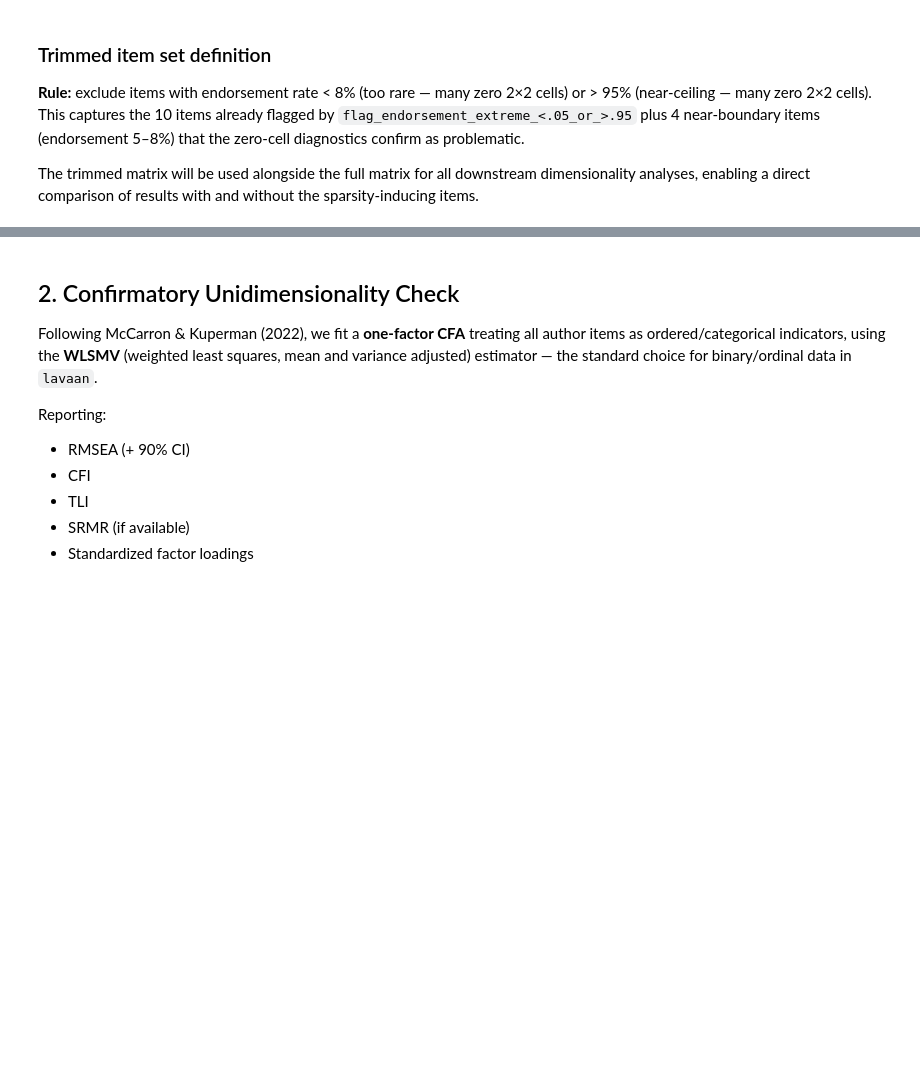
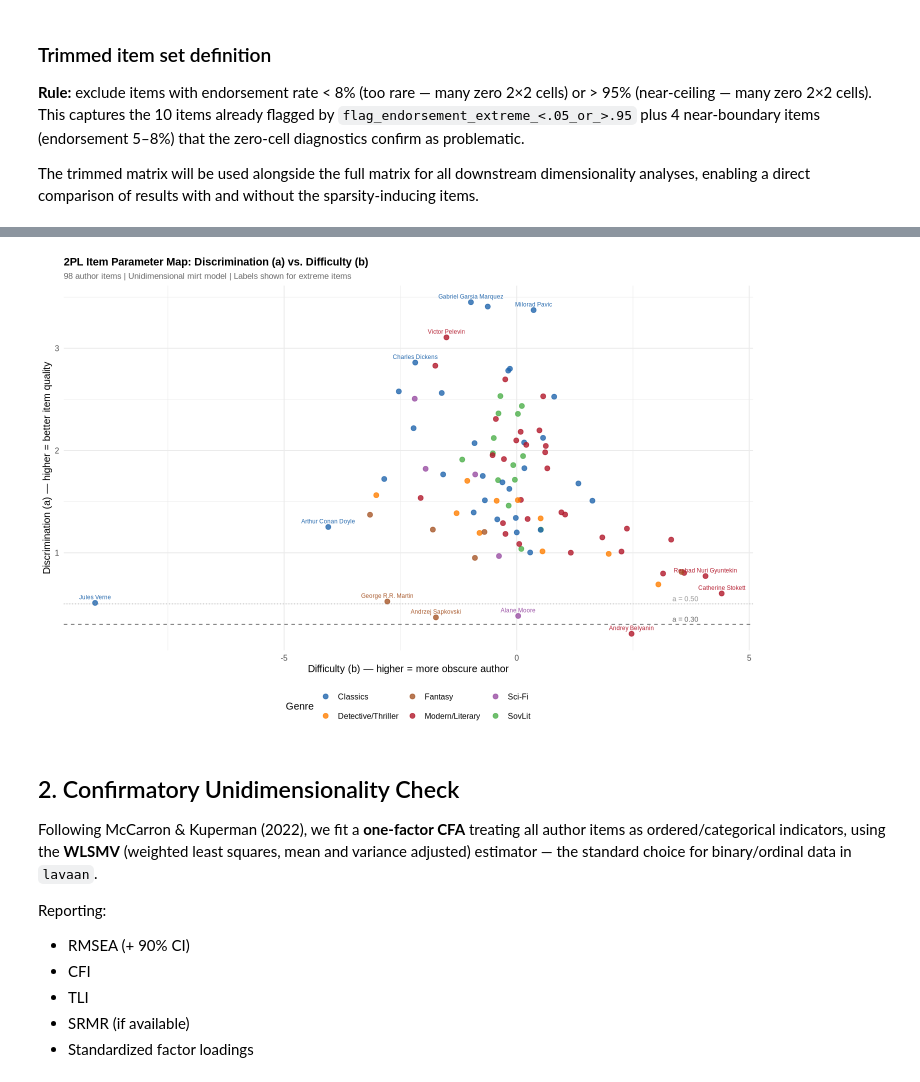
Before and after one commit to BakhturinaPolina/russian-author-recognition-test, a Jupyter notebook: scripts/dimensionality_analysis/05_dimensionality_unidimensionality_check.ipynb, the cells around one changed output, grey strips where cells are left out. Saved outputs shown, nothing was run; the diff lists cells and outputs as text; code cells hidden in the pictures; blank space fills up the shorter version.

```diff
--- a/scripts/dimensionality_analysis/05_dimensionality_unidimensionality_check.ipynb
+++ b/scripts/dimensionality_analysis/05_dimensionality_unidimensionality_check.ipynb
@@ -651,0 +975,86 @@ if (!is.null(m2_fit)) {
+# %%
+options(repr.plot.width = 12, repr.plot.height = 8)
+
+ifa_df <- data.frame(
+  item = rownames(item_pars_df),
+  a    = item_pars_df$a,
+  b    = item_pars_df$b,
+  stringsAsFactors = FALSE
+)
+ifa_df$item <- item_pars_df$item
+ifa_df <- merge(ifa_df,
+                item_key[, c("matrix_item_id", "item_label", "genre", "selection_rate_pct")],
+                by.x = "item", by.y = "matrix_item_id", all.x = TRUE)
+
+genre_colors <- c(
+  "Classics"           = "#2166AC",
+  "Modern/Literary"    = "#B2182B",
+  "SovLit"             = "#4DAF4A",
+  "Detective/Thriller" = "#FF7F00",
+  "Sci-Fi"             = "#984EA3",
+  "Fantasy"            = "#A65628"
+)
+
+label_subset <- subset(ifa_df, a < 0.55 | a > 2.8 | abs(b) > 4)
+
+use_repel <- requireNamespace("ggrepel", quietly = TRUE)
+
+p <- ggplot(ifa_df, aes(x = b, y = a, color = genre)) +
+  geom_point(size = 2.5, alpha = 0.8) +
+  geom_hline(yintercept = 0.30, linetype = "dashed", color = "grey40", linewidth = 0.5) +
+  geom_hline(yintercept = 0.50, linetype = "dotted", color = "grey60", linewidth = 0.4) +
+  scale_color_manual(values = genre_colors) +
+  annotate("text", x = max(ifa_df$b) - 0.5, y = 0.35,
+           label = "a = 0.30", size = 3, color = "grey40", hjust = 1) +
+  annotate("text", x = max(ifa_df$b) - 0.5, y = 0.55,
+           label = "a = 0.50", size = 3, color = "grey60", hjust = 1) +
+  labs(
+    title = "2PL Item Parameter Map: Discrimination (a) vs. Difficulty (b)",
+    subtitle = "98 author items | Unidimensional mirt model | Labels shown for extreme items",
+    x = "Difficulty (b) — higher = more obscure author",
+    y = "Discrimination (a) — higher = better item quality",
+    color = "Genre"
+  ) +
+  theme_minimal(base_size = 12) +
+  theme(
+    legend.position = "bottom",
+    plot.title = element_text(face = "bold", size = 13),
+    plot.subtitle = element_text(size = 10, color = "grey40")
+  )
+
+if (use_repel) {
+  p <- p + ggrepel::geom_text_repel(
+    data = label_subset,
+    aes(label = item_label),
+    size = 2.8, max.overlaps = 25, segment.alpha = 0.4,
+    show.legend = FALSE
+  )
+} else {
+  p <- p + geom_text(
+    data = label_subset,
+    aes(label = item_label),
+    size = 2.5, check_overlap = TRUE, vjust = -0.8,
+    show.legend = FALSE
+  )
+}
+
+print(p)
+
+cat("\n── Discrimination (a) by genre ──\n")
+genre_agg <- do.call(rbind, lapply(split(ifa_df$a, ifa_df$genre), function(x) {
+  data.frame(mean_a   = round(mean(x), 2),
+             median_a = round(median(x), 2),
+             min_a    = round(min(x), 2),
+             max_a    = round(max(x), 2),
+             n_items  = length(x))
+}))
+genre_agg$genre <- rownames(genre_agg)
+genre_agg <- genre_agg[order(-genre_agg$median_a), c("genre", "mean_a", "median_a", "min_a", "max_a", "n_items")]
+print(genre_agg, row.names = FALSE)
+
+cat("\n── Difficulty (b) summary ──\n")
+cat(sprintf("  Range: [%.2f, %.2f]\n", min(ifa_df$b), max(ifa_df$b)))
+cat(sprintf("  Mean:  %.2f  |  Median: %.2f  |  SD: %.2f\n",
+            mean(ifa_df$b), median(ifa_df$b), sd(ifa_df$b)))
+cat(sprintf("  Items with |b| > 3 (extreme): %d\n", sum(abs(ifa_df$b) > 3)))
+# %% [output]
@@ -652,3 +1074,4 @@ if (!is.null(m2_fit)) {
+[figure, added]
 # %% [markdown]
 ## 2. Confirmatory Unidimensionality Check
 
```
Also changed, not shown: parts of 34 cells of this notebook.
